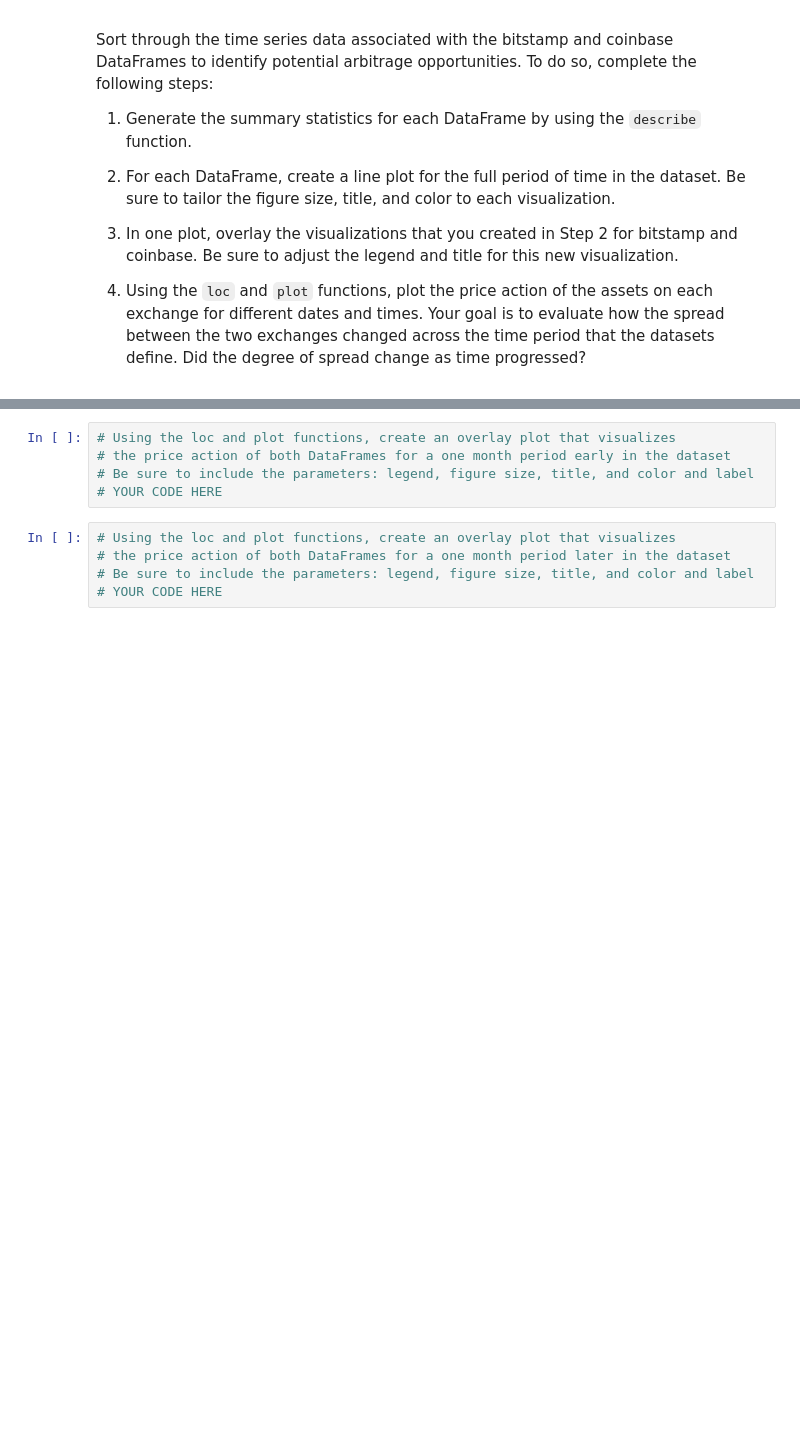
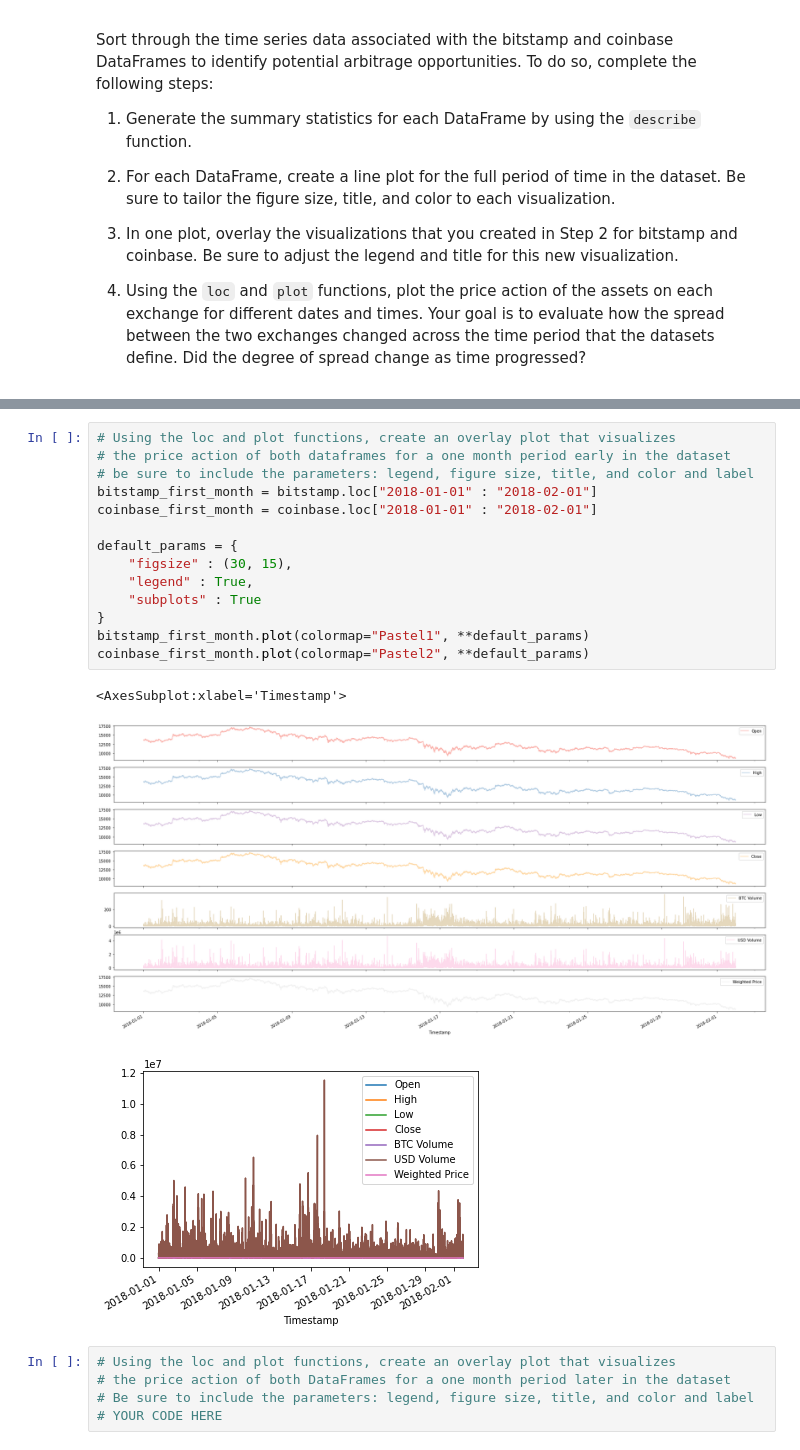
Before and after one commit to lkhodel/bftbc-c3, a Jupyter notebook: crypto_arbitrage.ipynb, the cells around one changed output, grey strips where cells are left out. Saved outputs shown, nothing was run; the diff lists cells and outputs as text; blank space fills up the shorter version.

```diff
--- a/crypto_arbitrage.ipynb
+++ b/crypto_arbitrage.ipynb
@@ -197,8 +256,21 @@ Sort through the time series data associated with the bitstamp and coinbase Data
 # %%
 # Using the loc and plot functions, create an overlay plot that visualizes
-# the price action of both DataFrames for a one month period early in the dataset
-# Be sure to include the parameters: legend, figure size, title, and color and label
-# YOUR CODE HERE
+# the price action of both dataframes for a one month period early in the dataset
+# be sure to include the parameters: legend, figure size, title, and color and label
+bitstamp_first_month = bitstamp.loc["2018-01-01" : "2018-02-01"]
+coinbase_first_month = coinbase.loc["2018-01-01" : "2018-02-01"]
+
+default_params = {
+    "figsize" : (30, 15),
+    "legend" : True,
+    "subplots" : True
+}
+bitstamp_first_month.plot(colormap="Pastel1", **default_params)
+coinbase_first_month.plot(colormap="Pastel2", **default_params)
+# %% [output]
+<AxesSubplot:xlabel='Timestamp'>
+[figure, added]
+[figure, added]
 # %%
 # Using the loc and plot functions, create an overlay plot that visualizes
 # the price action of both DataFrames for a one month period later in the dataset
```
Also changed, not shown: parts of 10 cells of this notebook.
